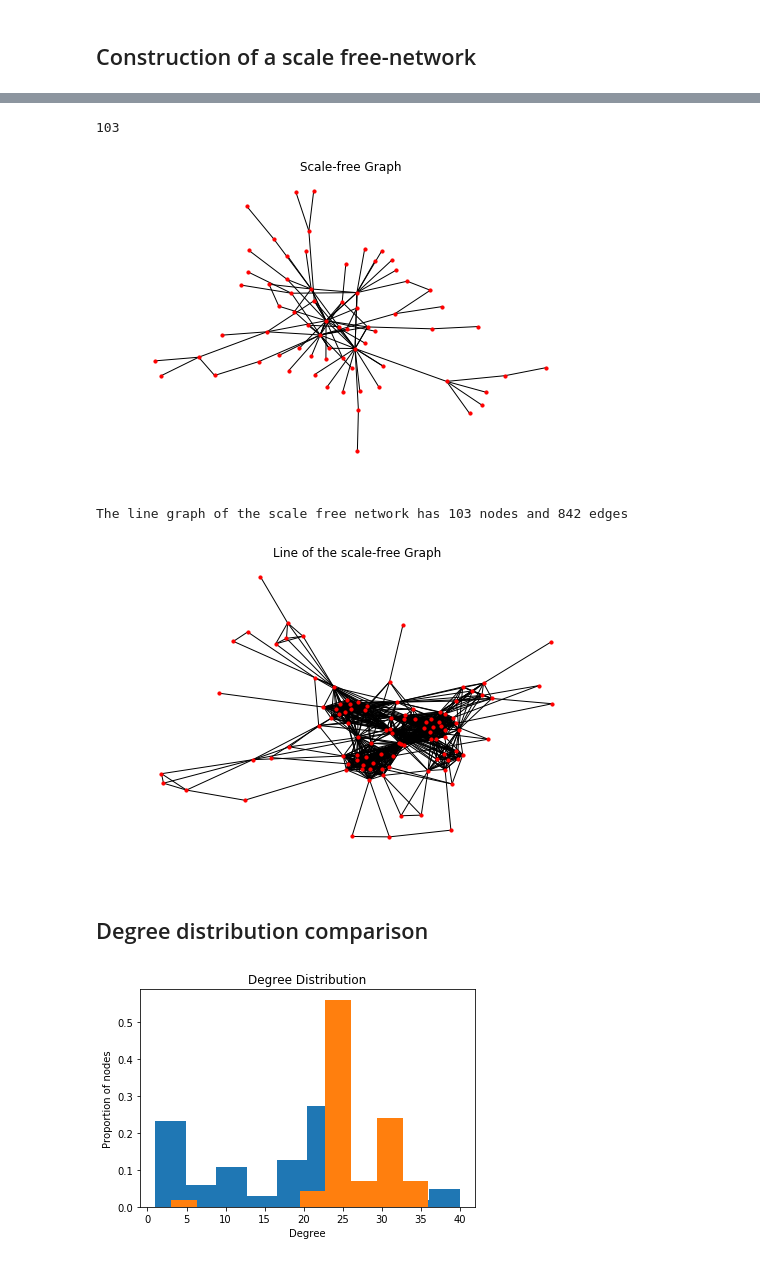
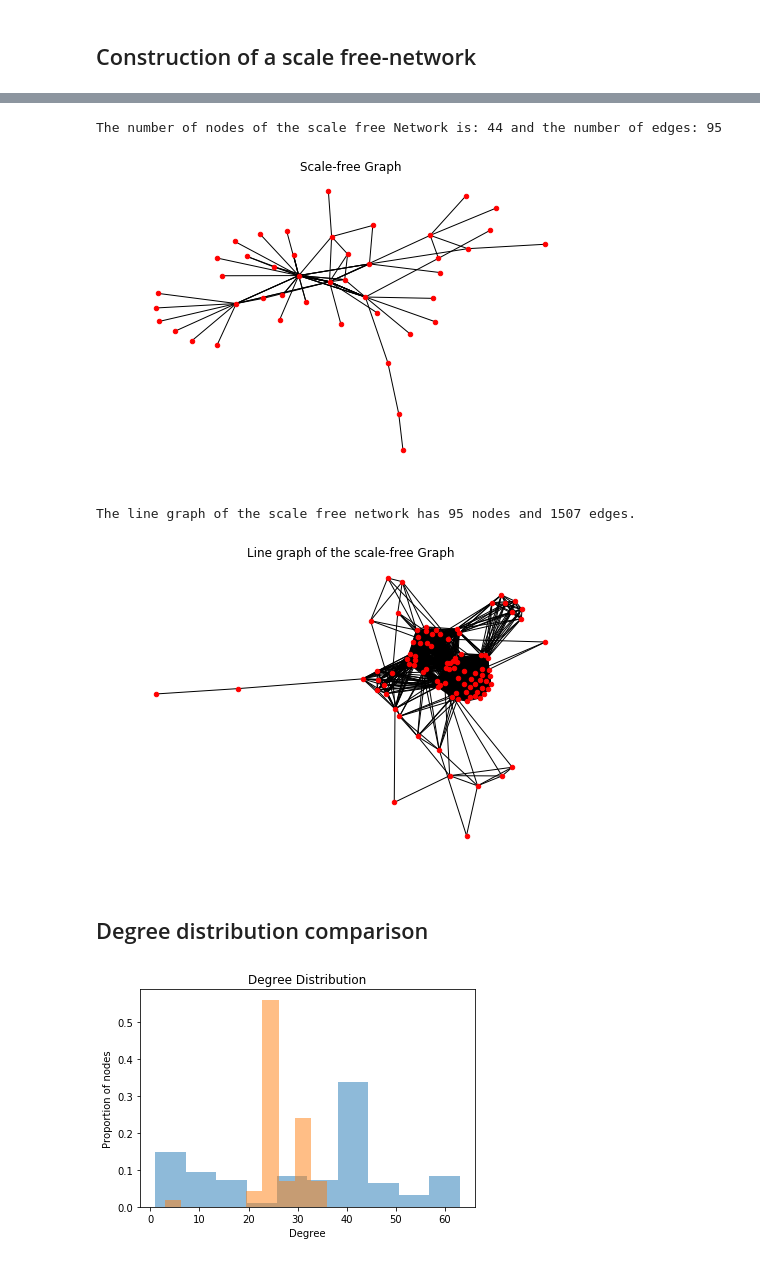
Before and after one commit to Axeln78/TerrorAttacksNtds, a Jupyter notebook: notebooks/TerrRel.ipynb, the cells around one changed output, grey strips where cells are left out. Drawn from its saved outputs; the diff is of its cells as text; code cells hidden in the pictures.

Commit message:
finished analysis on the scale free network

```diff
--- a/notebooks/TerrRel.ipynb
+++ b/notebooks/TerrRel.ipynb
@@ -24,9 +21,16 @@ from scipy import sparse
 adjacency = np.load('../data/TerroristRel/adjacency_matrix.npy')
 # %%
 data = np.load('../data/TerroristRel/data.npy')
+
 labels_raw = data[:,-4:]
-labels = (labels_raw[:,0] == 'colleague')*1.+\
-            (labels_raw[:,1] == 'congregate')*2.+\
-            (labels_raw[:,2] == 'contact')*3.+\
-            (labels_raw[:,3] == 'family')*4.
+labels = ((labels_raw[:,0] == 'colleague' )*1)+\
+         ((labels_raw[:,1] == 'congregate')*2)+\
+         ((labels_raw[:,2] == 'contact'   )*3)+\
+         ((labels_raw[:,3] == 'family'    )*4)
+
+colors     = ['red', 'blue', 'yellow', 'black']
+node_color = []
+
+for i in range(len(labels)):
+    node_color.append(colors[labels[i]-1])
 # %%
@@ -160,45 +189,44 @@ $\gamma$ – Probability for adding a new node conected to an existing node chos
 # %%
-n = 70
-GD = nx.scale_free_graph(n, alpha=0.45, beta=0.35, gamma=0.2, delta_in=0.2, delta_out=0, create_using=None, seed=1)
-#GD = nx.scale_free_graph(n, alpha=0.41, beta=0.54, gamma=0.05, delta_in=0.2, delta_out=0, create_using=None, seed=1)
+n = 44
+GD = nx.scale_free_graph(n, alpha=0.22, beta=0.62, gamma=0.16, delta_in=.1, delta_out=0, create_using=None, seed=1)
 G= GD.to_undirected()
-G.number_of_edges()
+print("The number of nodes of the scale free Network is:",n,"and the number of edges:",G.number_of_edges())
 # %% [output]
-103
+The number of nodes of the scale free Network is: 44 and the number of edges: 95
 # %%
-nx.draw_spring(G,node_size=10,node_alpha=1., edge_alpha=0.1)
+nx.draw_spring(G,node_size=20,node_alpha=1., edge_alpha=0.1)
 plt.title('Scale-free Graph')
 plt.savefig('pics/graphScaleFree.png',dpi = 600)
 # %% [output]
-[figure, old version]
+[figure, new version]
 # %%
 L = nx.line_graph(G)
 AdjL = nx.adjacency_matrix(L)
-print("The line graph of the scale free network has",G.number_of_edges(),"nodes and", L.number_of_edges(),"edges")
+print("The line graph of the scale free network has",G.number_of_edges(),"nodes and", L.number_of_edges(),"edges.")
 # %% [output]
-The line graph of the scale free network has 103 nodes and 842 edges
+The line graph of the scale free network has 95 nodes and 1507 edges.
 # %%
-nx.draw_spring(L,node_size=10,node_alpha=1., edge_alpha=0.1)
-plt.title('Line of the scale-free Graph')
+nx.draw_spring(L,node_size=20,node_alpha=1., edge_alpha=0.1)
+plt.title('Line graph of the scale-free Graph')
 plt.savefig('pics/graphLineScaleFree.png',dpi = 600)
 # %% [output]
-[figure, old version]
+[figure, new version]
 # %% [markdown]
 ## Degree distribution comparison
 # %%
 degreeL = np.squeeze(np.asarray(AdjL.sum(0)))
 weightsL = np.ones_like(degreeL) / len(degreeL)
-plt.hist(degreeL, weights=weightsL);
+plt.hist(degreeL, alpha=0.5, weights=weightsL);
 
 degree = largestConnectedComponent.sum(0)
 weights = np.ones_like(degree) / len(degree)
-plt.hist(degree, weights=weights);
+plt.hist(degree, alpha=0.5, weights=weights);
 
 plt.xlabel('Degree')
 plt.ylabel('Proportion of nodes')
 plt.title('Degree Distribution')
 pass
 
 plt.savefig('pics/DegreeDiff.png',dpi = 600)
 # %% [output]
-[figure, old version]
+[figure, new version]
```
Also changed, not shown: parts of 16 cells of this notebook, 4 other files.
